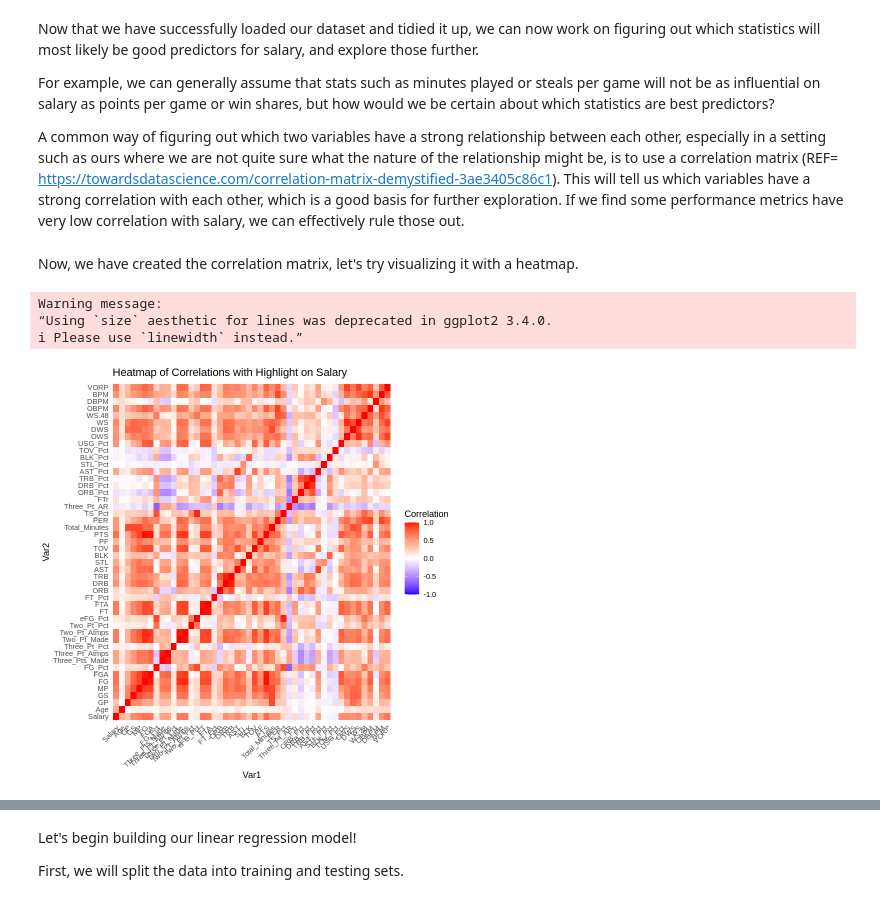
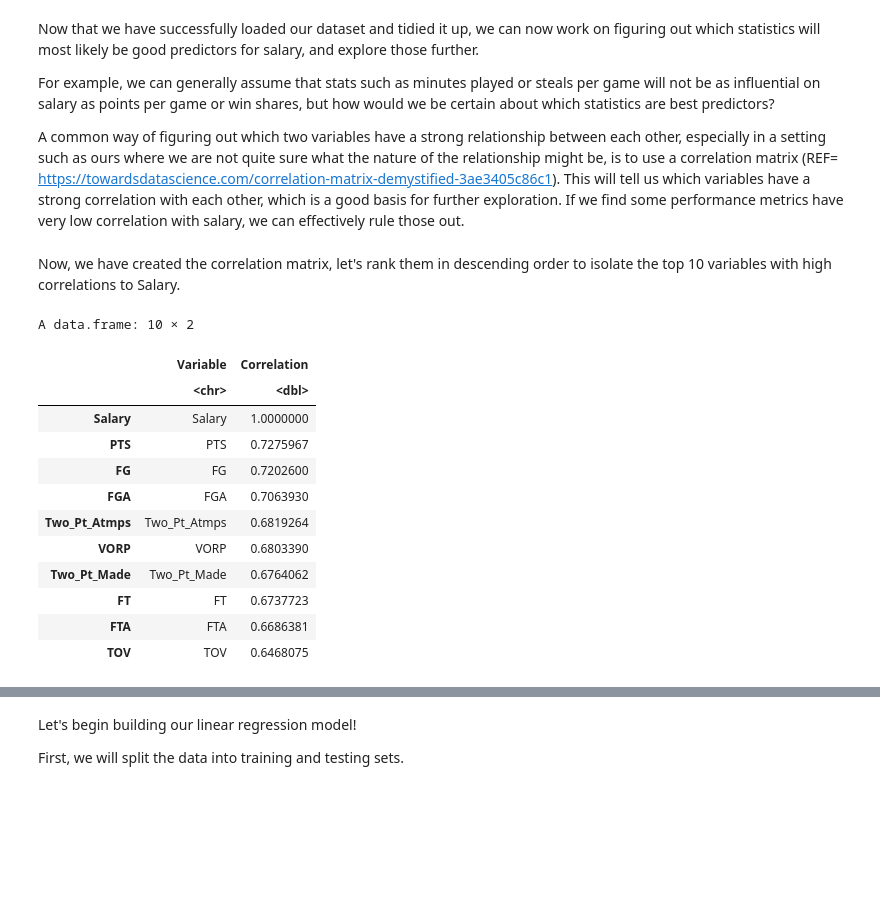
Before and after one commit to jhcrowley/DCSI-100-Group-33, a Jupyter notebook: DSCI_Final_Project_V1.ipynb, the cells around one changed output, grey strips where cells are left out. Cells and saved outputs as stored; diff of their text form; code cells hidden in the pictures; blank space fills up the shorter version.

```diff
--- a/DSCI_Final_Project_V1.ipynb
+++ b/DSCI_Final_Project_V1.ipynb
@@ -318,21 +289,31 @@ target_performance_stats <- subset(NBA_salary_data, select = -c(Index, Position,
 
 cor_matrix <- cor(target_performance_stats, use = "complete.obs")
 # %% [markdown]
-Now, we have created the correlation matrix, let's try visualizing it with a heatmap.
+Now, we have created the correlation matrix, let's rank them in descending order to isolate the top 10 variables with high correlations to Salary.
-# %%
-cor_long <- cor_matrix %>%
-melt(cols = everything(), names_to = "Var2", values_to = "Correlation")
-
-ggplot(cor_long, aes(x=Var1, y=Var2, fill=value)) +
-geom_tile() +
-scale_fill_gradient2(low = "blue", high = "red", mid = "white", midpoint = 0, limit = c(-1,1)) +
-theme_minimal() +
-theme(axis.text.x = element_text(angle = 45, hjust = 1)) +
-geom_vline(xintercept = which(names(cor_matrix) == "Salary"), color = "green", size = 1.5) +
-  geom_hline(yintercept = which(names(cor_matrix) == "Salary"), color = "green", size = 1.5) +
-  labs(fill = "Correlation", title = "Heatmap of Correlations with Highlight on Salary")
-# %% [output]
-Warning message:
-“Using `size` aesthetic for lines was deprecated in ggplot2 3.4.0.
-ℹ Please use `linewidth` instead.”
-[figure, removed]
+# %%
+salary_correlations <- cor_matrix["Salary", ]
+
+sorted_salary_correlations <- sort(salary_correlations, decreasing = TRUE)
+
+# Convert the sorted correlations to a data frame
+sorted_salary_correlations_df <- data.frame(
+  Variable = names(sorted_salary_correlations),
+  Correlation = sorted_salary_correlations)
+
+top_10 <- slice(sorted_salary_correlations_df, 1:10)
+
+top_10
+# %% [output]
+A data.frame: 10 × 2
+|  | Variable | Correlation |
+|  | <chr> | <dbl> |
+| Salary | Salary | 1.0000000 |
+| PTS | PTS | 0.7275967 |
+| FG | FG | 0.7202600 |
+| FGA | FGA | 0.7063930 |
+| Two_Pt_Atmps | Two_Pt_Atmps | 0.6819264 |
+| VORP | VORP | 0.6803390 |
+| Two_Pt_Made | Two_Pt_Made | 0.6764062 |
+| FT | FT | 0.6737723 |
+| FTA | FTA | 0.6686381 |
+| TOV | TOV | 0.6468075 |
```
Also changed, not shown: parts of 46 cells of this notebook.
